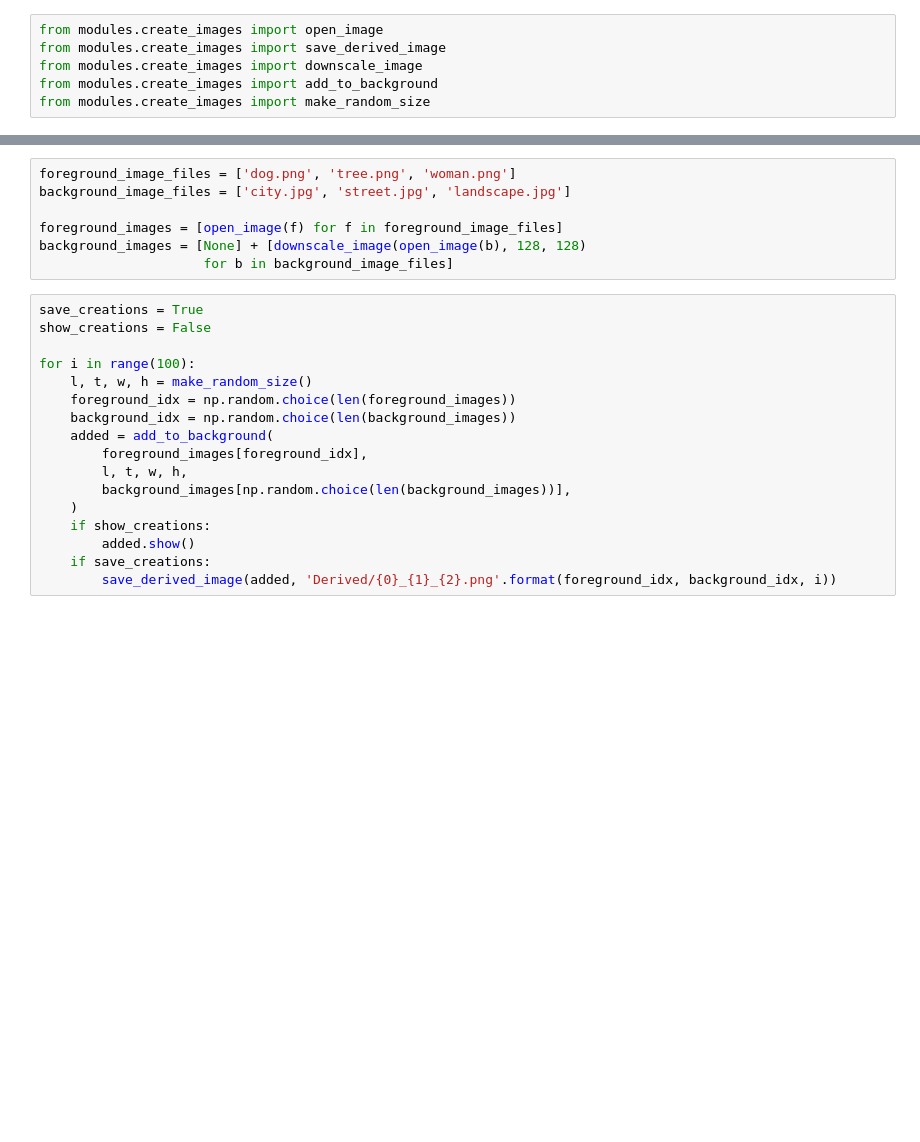
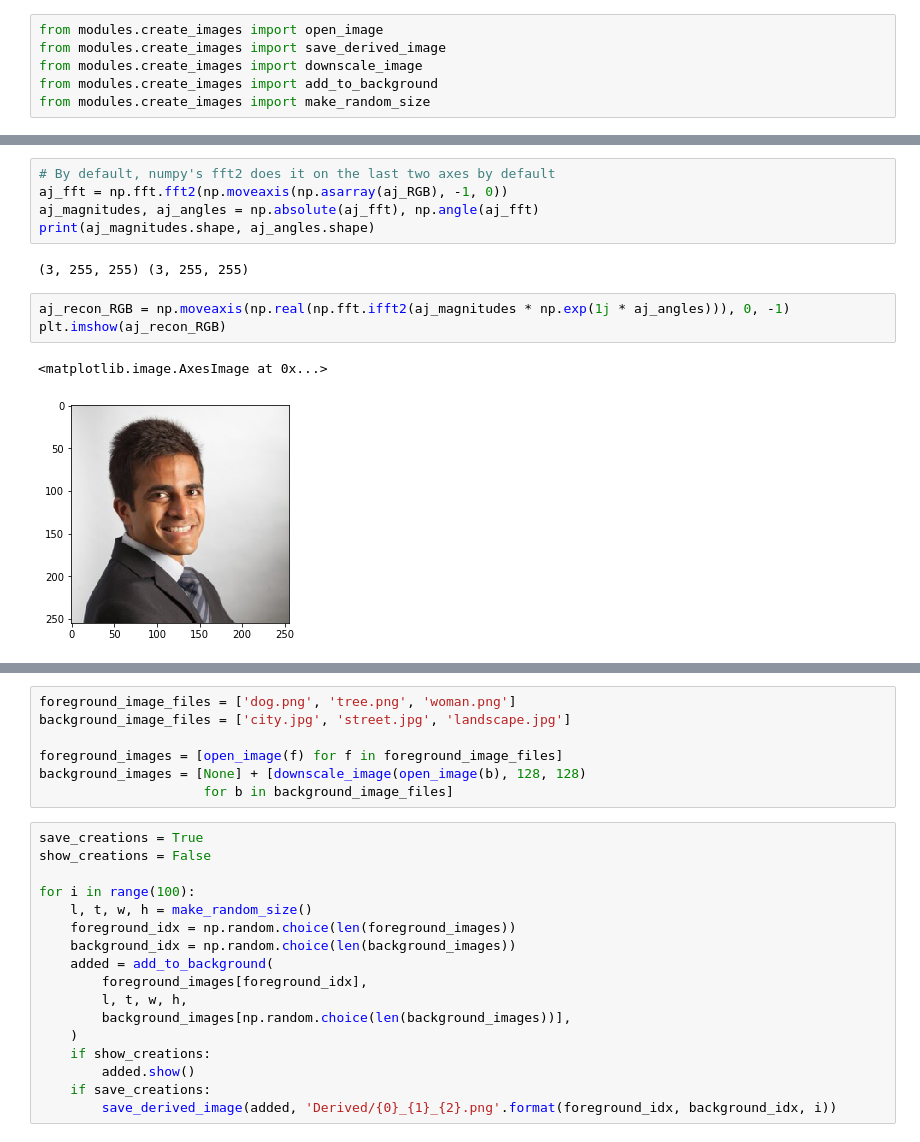
Before and after one commit to oracleofnj/spectral-repr-cnns, a Jupyter notebook: src/Untitled.ipynb, the cells around one changed output, grey strips where cells are left out. Cells and saved outputs as stored; diff of their text form; blank space fills up the shorter version.

```diff
--- a/src/Untitled.ipynb
+++ b/src/Untitled.ipynb
@@ -21,0 +32,13 @@ from modules.create_images import make_random_size
+# %%
+# By default, numpy's fft2 does it on the last two axes by default
+aj_fft = np.fft.fft2(np.moveaxis(np.asarray(aj_RGB), -1, 0))
+aj_magnitudes, aj_angles = np.absolute(aj_fft), np.angle(aj_fft)
+print(aj_magnitudes.shape, aj_angles.shape)
+# %% [output]
+(3, 255, 255) (3, 255, 255)
+# %%
+aj_recon_RGB = np.moveaxis(np.real(np.fft.ifft2(aj_magnitudes * np.exp(1j * aj_angles))), 0, -1)
+plt.imshow(aj_recon_RGB)
+# %% [output]
+<matplotlib.image.AxesImage at 0x...>
+[figure, added]
```
Also changed, not shown: parts of 17 cells of this notebook.
